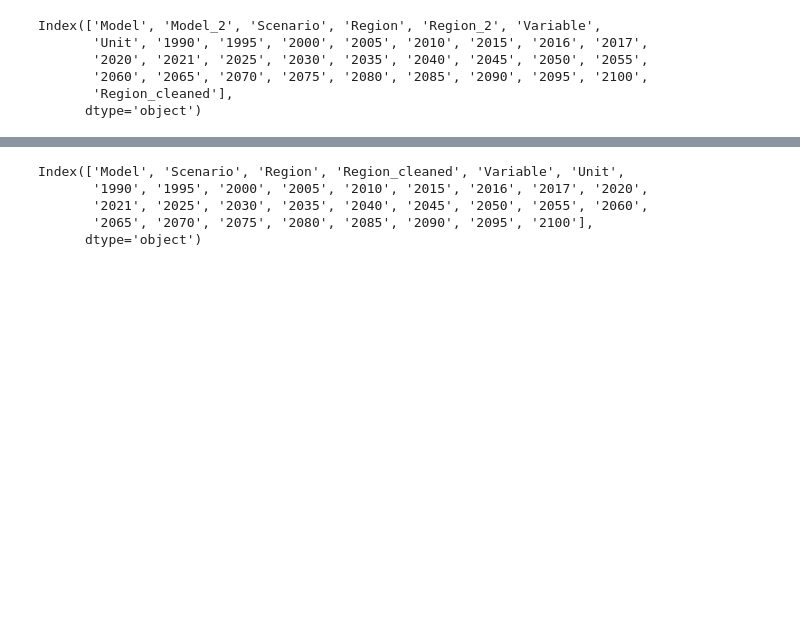
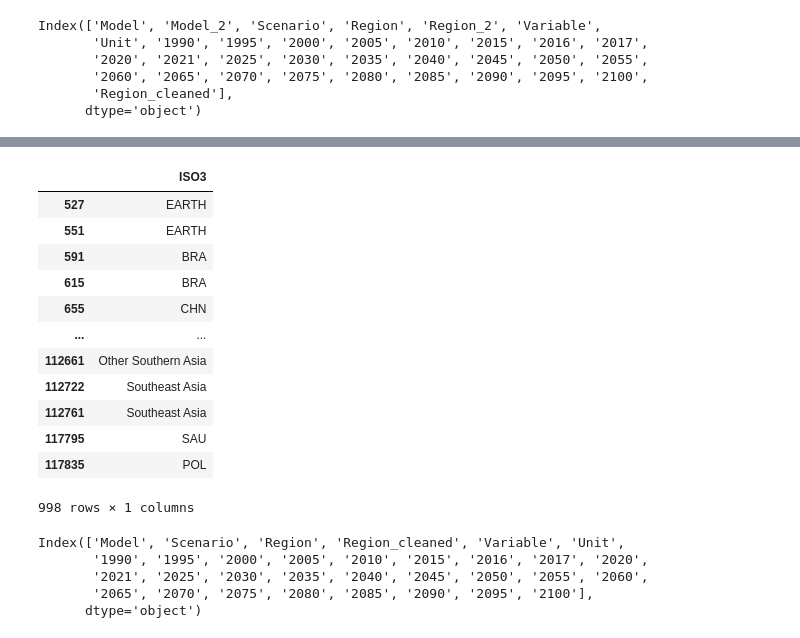
Before and after one commit to imagepbl/effort-sharing, a Jupyter notebook: policyscen_test_nb_CW.ipynb, the cells around one changed output, grey strips where cells are left out. Saved outputs shown, nothing was run; the diff lists cells and outputs as text; code cells hidden in the pictures; blank space fills up the shorter version.

```diff
--- a/policyscen_test_nb_CW.ipynb
+++ b/policyscen_test_nb_CW.ipynb
@@ -110,3 +207,19 @@ elevate_scens_filtered = elevate_scens_filtered[columns_to_keep]
+# %%
+elevate_scens_filtered[['ISO3']]
+# %% [output]
+|  | ISO3 |
+| 527 | EARTH |
+| 551 | EARTH |
+| 591 | BRA |
+| 615 | BRA |
+| 655 | CHN |
+| ... | ... |
+| 112661 | Other Southern Asia |
+| 112722 | Southeast Asia |
+| 112761 | Southeast Asia |
+| 117795 | SAU |
+| 117835 | POL |
+998 rows × 1 columns
 # %%
 elevate_scens_filtered.columns
 # %% [output]
```
Also changed, not shown: parts of 7 cells of this notebook, 2 other files.
